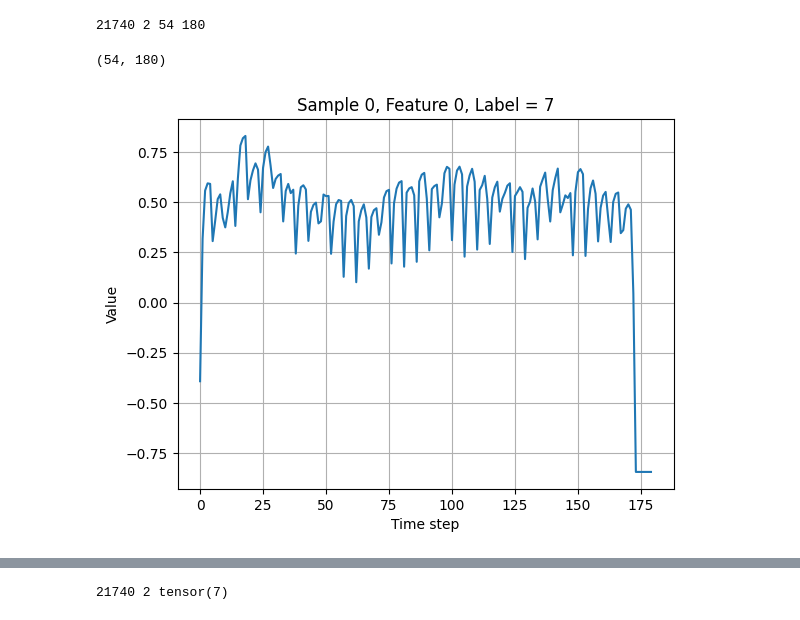
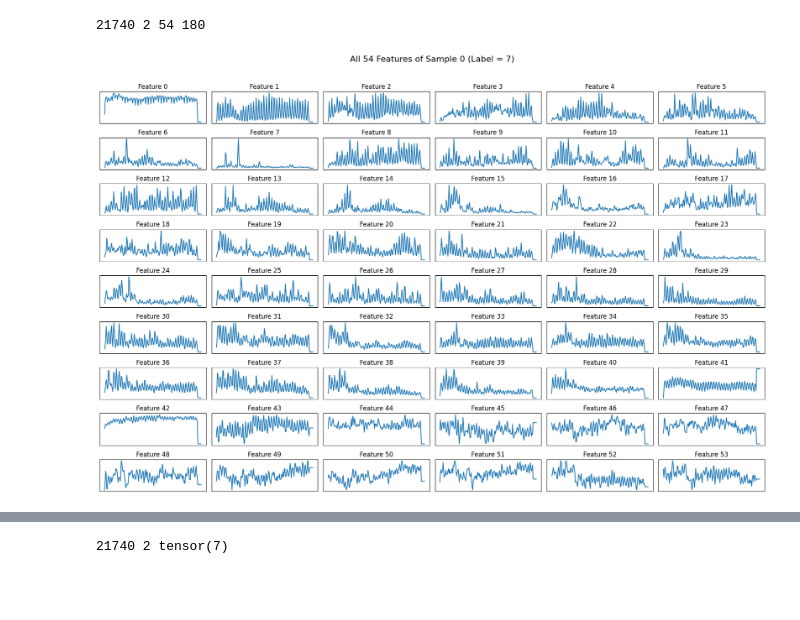
Before and after one commit to Mohamed-Mohamed-Ibrahim/Environmental-Sound-Classification, a Jupyter notebook: rnn.ipynb, the cells around one changed output, grey strips where cells are left out. Drawn from its saved outputs; the diff is of its cells as text; code cells hidden in the pictures; blank space fills up the shorter version.

Commit message:
plotting each feature in 0 index sample in train set

```diff
--- a/rnn.ipynb
+++ b/rnn.ipynb
@@ -166,23 +166,24 @@ val_loader = DataLoader(dataset=val_dataset,
 print(len(train_dataset), len(train_dataset[0]), len(train_dataset[0][0]), len(train_dataset[0][0][0]))
 # %% [output]
 21740 2 54 180
-# %%
-import matplotlib.pyplot as plt
-
-# Get the first sample's x
-x, y = train_dataset[0]
-
-# Convert to NumPy if it's a tensor
-x = x.numpy()
-
-# Plot the first feature vector (e.g. first time series)
-print(x.shape)
-plt.plot(x[0])
-plt.title(f"Sample 0, Feature 0, Label = {y}")
-plt.xlabel("Time step")
-plt.ylabel("Value")
-plt.grid(True)
-plt.show()
-# %% [output]
-(54, 180)
-[figure, removed]
+# %%
+import matplotlib.pyplot as plt
+
+# Get the first sample
+x, y = train_dataset[1]
+x = x.numpy()  # shape: (54, 180)
+
+fig, axs = plt.subplots(9, 6, figsize=(18, 12))  # 9 rows, 6 columns
+fig.suptitle(f"All 54 Features of Sample 0 (Label = {y})", fontsize=16)
+
+for i in range(54):
+    row, col = divmod(i, 6)
+    axs[row, col].plot(x[i])
+    axs[row, col].set_title(f"Feature {i}")
+    axs[row, col].set_xticks([])
+    axs[row, col].set_yticks([])
+
+plt.tight_layout(rect=[0, 0, 1, 0.96])
+plt.show()
+# %% [output]
+[figure, added]
```
Also changed, not shown: parts of 5 cells of this notebook.
